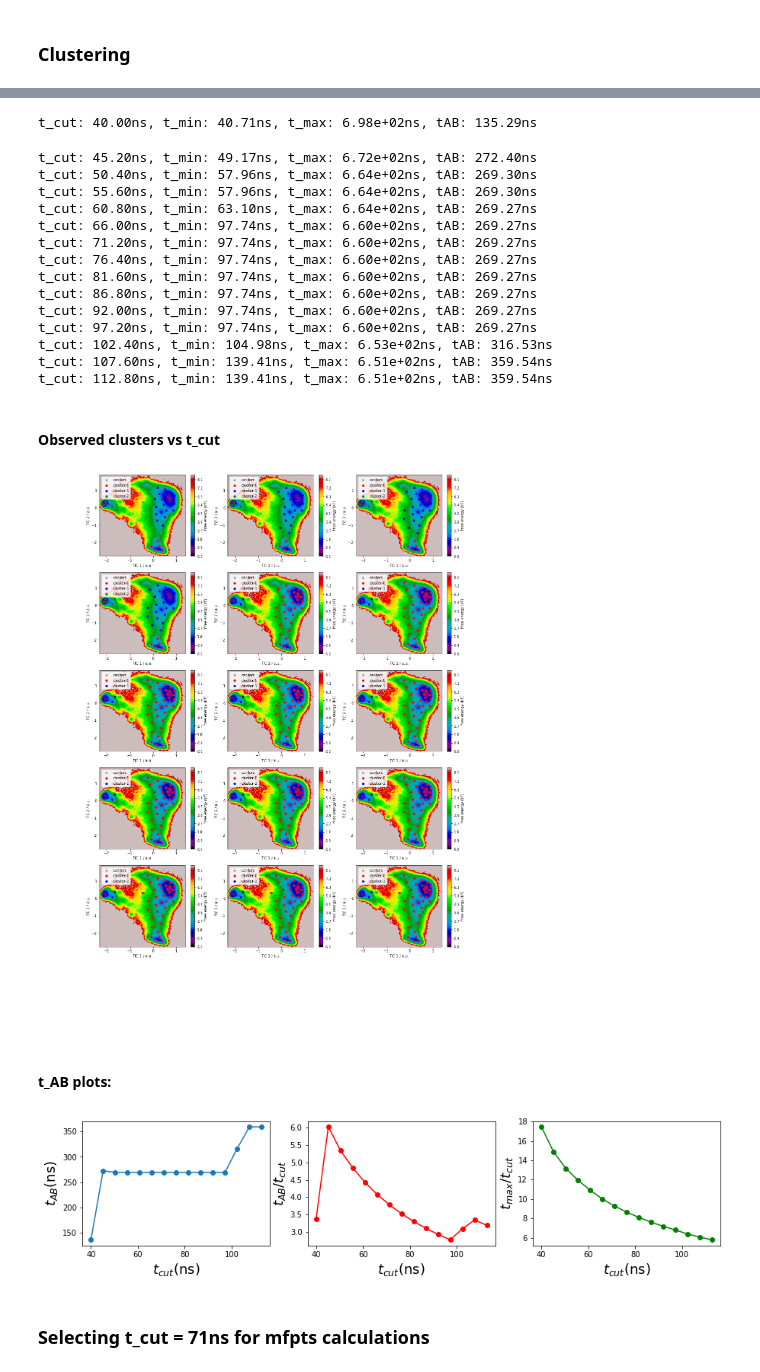
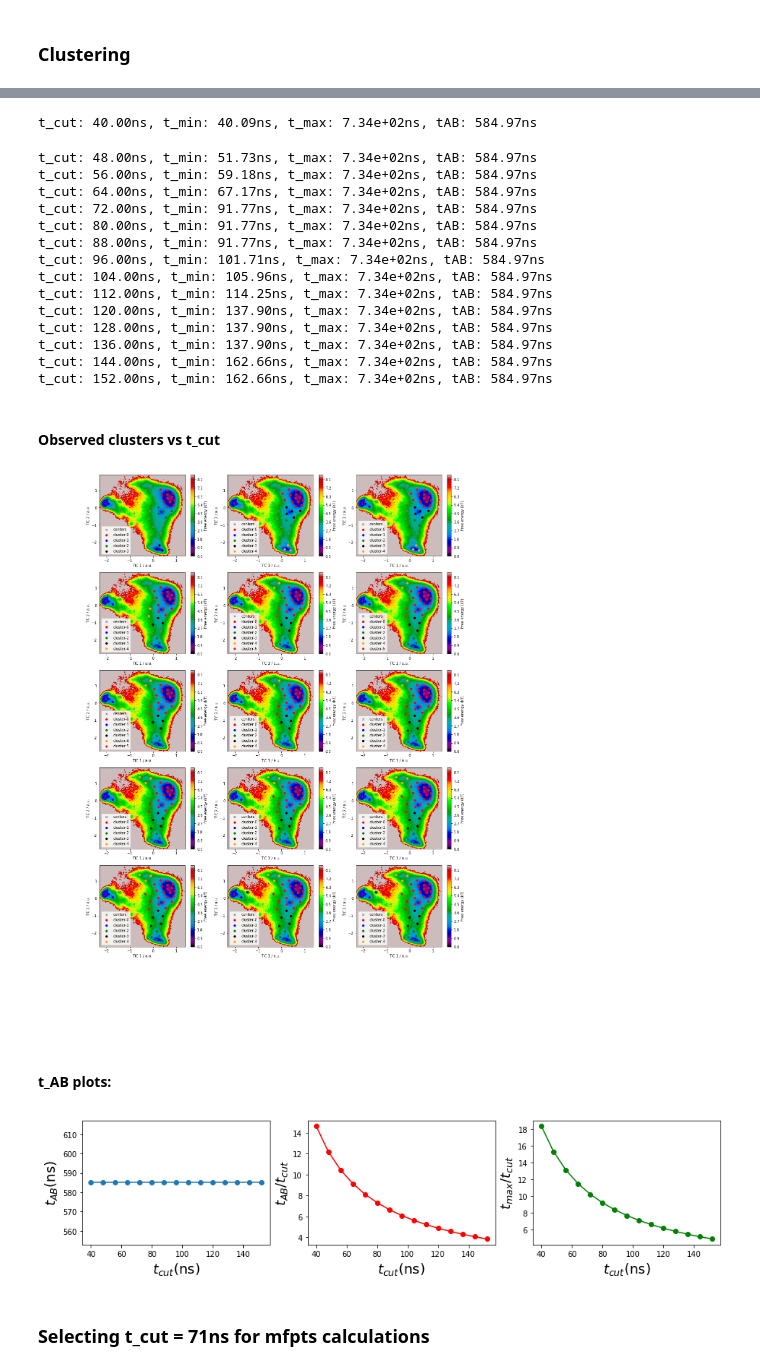
Before and after one commit to choderalab/msm-mfpt, a Jupyter notebook: models/Trp_FS_after_clustering.ipynb, the cells around one changed output, grey strips where cells are left out. Drawn from its saved outputs; the diff is of its cells as text; code cells hidden in the pictures.

Commit message:
rerun with clustering2

```diff
--- a/models/Trp_FS_after_clustering.ipynb
+++ b/models/Trp_FS_after_clustering.ipynb
@@ -108,7 +108,10 @@ def confindence_interval_cdf(populations, totCounts, conf_interval=0.95, n_sampl
 
 We create a feature reader to obtain minimal distances between all residues which are not close neighbours. Feel free to map these distances to binary contacts or use inverse minimal residue distances instead. These coices usually work quite well.
 # %%
-path = '/home/esuarez/Documents/DESHAWTRAJS/DESRES-Trajectory_2JOF-0-protein/2JOF-0-protein/'
+#path = '/home/esuarez/Documents/DESHAWTRAJS/DESRES-Trajectory_2JOF-0-protein/2JOF-0-protein/'
+#trajs = '2JOF-0-protein-*.dcd'
+
+path = '/Users/suarezalvareze2/Documents/DESHAWTRAJS/DESRES-Trajectory_2JOF-0-protein/2JOF-0-protein/'
 trajs = '2JOF-0-protein-*.dcd'
 
 traj_files = [f for f in sorted(glob(path + trajs))]
@@ -176,7 +170,7 @@ lag_index = [ get_lagtime_from_array(lags, element*0.2)[0] for element in lag_to
 
 # This are the t_cut intervals to explore (in lag-time units) with the lag times in "lag_to_use"
 #range_per_lag = [[200,600], [200,350], [100,250], [30,200]]
-range_per_lag = [[200,600]]
+range_per_lag = [[200,800]]
 # %% [markdown]
 ### Clustering
 # %%
@@ -206,13 +200,17 @@ for k, index in enumerate(lag_index):
     fig = plt.figure(figsize=(6*fig_n_cols, 4.8*fig_n_rows))
 
     printmd("#### t_values:")
+
+    ini_clusters=None
     for ii, t_cut in enumerate(t_cut_values):
 
         big_clusters=[]
         big_clusters_index =[]
 
         # clustering
-        clusters, t_min, t_max, clustered_tmatrix = kinetic_clustering_from_tmatrix(K, t_cut=t_cut, verbose=False)
+        #clusters, t_min, t_max, clustered_tmatrix = kinetic_clustering_from_tmatrix(K, t_cut=t_cut, verbose=False)
+        clusters, t_min, t_max = kinetic_clustering2_from_tmatrix(K, t_cut=t_cut, verbose=False, ini_clusters=ini_clusters)
+
 
         t_min_list.append(t_min)
         t_max_list.append(t_max)
@@ -229,60 +227,64 @@ for k, index in enumerate(lag_index):
         big_clusters_list.append(big_clusters)
 
         if n_big > 1:
-            tAB = markov_commute_time(clustered_tmatrix,[macrostates[0]],[macrostates[1]] )
+            #tAB = markov_commute_time(clustered_tmatrix,[macrostates[0]],[macrostates[1]] )
+            tAB = markov_commute_time(K,[macrostates[0]],[macrostates[1]] )
         else:
             tAB = 0.0
         t_AB_list.append(tAB)
 
         print("t_cut: {:.2f}ns, t_min: {:.2f}ns, t_max: {:.2e}ns, tAB: {:.2f}ns".format(t_cut*dt, t_min*dt, t_max*dt, tAB*dt))
 
         plt.subplot(fig_n_rows, fig_n_cols, ii+1)
         pyemma.plots.plot_free_energy(*tica.T)
         plt.scatter(*cluster.clustercenters.T, marker='x', c='grey', s=30, label='centers')
         plt.annotate("t_cut: {:.2f}ns".format(t_cut*dt), xy=(-0.8,-4))
 
-        colors = ['red','blue','green','black','orange']
+        colors = ['red','blue','green','black','orange'] + color_sequence
 
         for i, cluster_i in enumerate(big_clusters):
             cluster_i_tica_xy = []
             for index in cluster_i:
                 cluster_i_tica_xy.append(cluster.clustercenters[index])
             cluster_i_tica_xy = np.array(cluster_i_tica_xy)
             plt.scatter(*cluster_i_tica_xy.T, marker='o', c=colors[i], s=30, label='cluster-'+str(i))
 
-        plt.legend(loc='upper left')
+        plt.legend(loc='lower left')
         plt.xlabel('TIC 1 / a.u.')
         plt.ylabel('TIC 2 / a.u.')
+
+        ini_clusters = clusters
+
     printmd("#### Observed clusters vs t_cut")
     plt.show()
 
     printmd("#### t_AB plots:")
     plot_t_AB(t_cut_values, t_min_list, t_max_list, t_AB_list)
 
 #     printmd("#### RMSD of the Macrostates:")
 #     plot_rmsd_histogram_clusters(t_cut_values, big_clusters_list, rmsd, dt, dtrajs=cluster.dtrajs)
 # %% [output]
 ### Lag-time: 0.2ns
 #### t_values:
-t_cut: 40.00ns, t_min: 40.71ns, t_max: 6.98e+02ns, tAB: 135.29ns
+t_cut: 40.00ns, t_min: 40.09ns, t_max: 7.34e+02ns, tAB: 584.97ns
-t_cut: 45.20ns, t_min: 49.17ns, t_max: 6.72e+02ns, tAB: 272.40ns
-t_cut: 50.40ns, t_min: 57.96ns, t_max: 6.64e+02ns, tAB: 269.30ns
-t_cut: 55.60ns, t_min: 57.96ns, t_max: 6.64e+02ns, tAB: 269.30ns
-t_cut: 60.80ns, t_min: 63.10ns, t_max: 6.64e+02ns, tAB: 269.27ns
-t_cut: 66.00ns, t_min: 97.74ns, t_max: 6.60e+02ns, tAB: 269.27ns
-t_cut: 71.20ns, t_min: 97.74ns, t_max: 6.60e+02ns, tAB: 269.27ns
-t_cut: 76.40ns, t_min: 97.74ns, t_max: 6.60e+02ns, tAB: 269.27ns
-t_cut: 81.60ns, t_min: 97.74ns, t_max: 6.60e+02ns, tAB: 269.27ns
-t_cut: 86.80ns, t_min: 97.74ns, t_max: 6.60e+02ns, tAB: 269.27ns
-t_cut: 92.00ns, t_min: 97.74ns, t_max: 6.60e+02ns, tAB: 269.27ns
-t_cut: 97.20ns, t_min: 97.74ns, t_max: 6.60e+02ns, tAB: 269.27ns
-t_cut: 102.40ns, t_min: 104.98ns, t_max: 6.53e+02ns, tAB: 316.53ns
-t_cut: 107.60ns, t_min: 139.41ns, t_max: 6.51e+02ns, tAB: 359.54ns
-t_cut: 112.80ns, t_min: 139.41ns, t_max: 6.51e+02ns, tAB: 359.54ns
+t_cut: 48.00ns, t_min: 51.73ns, t_max: 7.34e+02ns, tAB: 584.97ns
+t_cut: 56.00ns, t_min: 59.18ns, t_max: 7.34e+02ns, tAB: 584.97ns
+t_cut: 64.00ns, t_min: 67.17ns, t_max: 7.34e+02ns, tAB: 584.97ns
+t_cut: 72.00ns, t_min: 91.77ns, t_max: 7.34e+02ns, tAB: 584.97ns
+t_cut: 80.00ns, t_min: 91.77ns, t_max: 7.34e+02ns, tAB: 584.97ns
+t_cut: 88.00ns, t_min: 91.77ns, t_max: 7.34e+02ns, tAB: 584.97ns
+t_cut: 96.00ns, t_min: 101.71ns, t_max: 7.34e+02ns, tAB: 584.97ns
+t_cut: 104.00ns, t_min: 105.96ns, t_max: 7.34e+02ns, tAB: 584.97ns
+t_cut: 112.00ns, t_min: 114.25ns, t_max: 7.34e+02ns, tAB: 584.97ns
+t_cut: 120.00ns, t_min: 137.90ns, t_max: 7.34e+02ns, tAB: 584.97ns
+t_cut: 128.00ns, t_min: 137.90ns, t_max: 7.34e+02ns, tAB: 584.97ns
+t_cut: 136.00ns, t_min: 137.90ns, t_max: 7.34e+02ns, tAB: 584.97ns
+t_cut: 144.00ns, t_min: 162.66ns, t_max: 7.34e+02ns, tAB: 584.97ns
+t_cut: 152.00ns, t_min: 162.66ns, t_max: 7.34e+02ns, tAB: 584.97ns
 #### Observed clusters vs t_cut
-[figure, old version]
+[figure, new version]
 #### t_AB plots:
-[figure, old version]
+[figure, new version]
 # %% [markdown]
 ### Selecting t_cut = 71ns for mfpts calculations
 # %%
```
Also changed, not shown: parts of 5 cells of this notebook, 1 other file.
